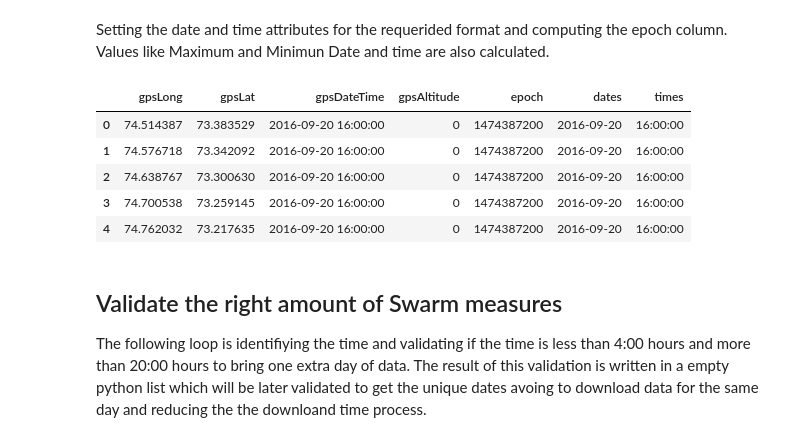
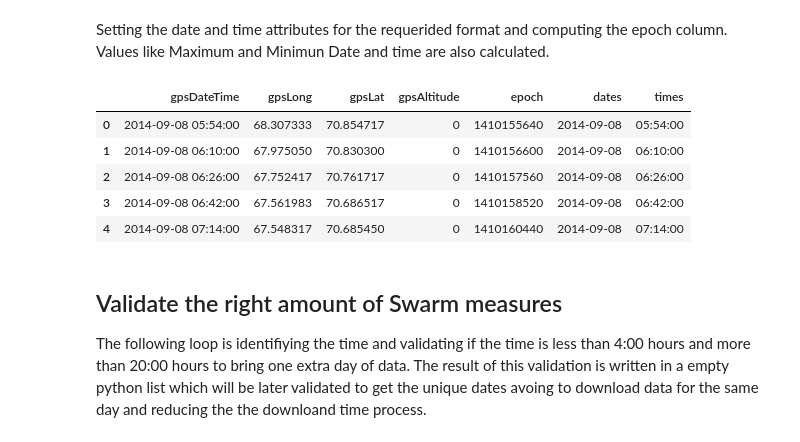
Before and after one commit to MagGeo/MagGeo, a Jupyter notebook: MagGeo - Parallel Mode.ipynb, the cells around one changed output. Saved outputs shown, nothing was run; the diff lists cells and outputs as text; code cells hidden in the pictures.

```diff
--- a/MagGeo - Parallel Mode.ipynb
+++ b/MagGeo - Parallel Mode.ipynb
@@ -100,33 +100,33 @@ GPSData.head()
 Setting the date and time attributes for the requerided format and computing the epoch column. Values like Maximum and Minimun Date and time are also calculated.
 # %%
 # Convert the gpsDateTime to datetime python object
-GPSData['gpsDateTime'] = pd.to_datetime(GPSData['gpsDateTime'], format='%d-%m-%Y:%H:%M:%S')
+GPSData['gpsDateTime'] = pd.to_datetime(GPSData['gpsDateTime'], format='%d/%m/%Y %H:%M')
 GPSData['gpsDateTime'] = GPSData['gpsDateTime'].map(lambda x: x.replace(second=0))
 GPSData['gpsLat'] = GPSData['gpsLat'].astype(float)
 GPSData['gpsLong'] = GPSData['gpsLong'].astype(float)
 #Adding new column epoch, will be usefuel to compare the date&time o each gps point againts the gathered swmarm data points
 GPSData['epoch'] = GPSData['gpsDateTime'].astype('int64')//1e9
 GPSData['epoch'] = GPSData['epoch'].astype(int)
 #Computing Date and Time columns
 GPSData['dates'] = GPSData['gpsDateTime'].dt.date
 GPSData['times'] = GPSData['gpsDateTime'].dt.time
 #Maximum and Minimum values
 MinDateTime = min(GPSData['gpsDateTime'])
 MaxDateTime = max(GPSData['gpsDateTime'])
 dt_object1 = MinDateTime.to_pydatetime()
 dt_object2 = MaxDateTime.to_pydatetime()
 startDate = MinDateTime.date()
 endDate = MaxDateTime.date()
 MinTime=MinDateTime.time()
 MaxTime=MaxDateTime.time()
 GPSData.head()
 # %% [output]
-|  | gpsLong | gpsLat | gpsDateTime | gpsAltitude | epoch | dates | times |
-| 0 | 74.514387 | 73.383529 | 2016-09-20 16:00:00 | 0 | 1474387200 | 2016-09-20 | 16:00:00 |
-| 1 | 74.576718 | 73.342092 | 2016-09-20 16:00:00 | 0 | 1474387200 | 2016-09-20 | 16:00:00 |
-| 2 | 74.638767 | 73.300630 | 2016-09-20 16:00:00 | 0 | 1474387200 | 2016-09-20 | 16:00:00 |
-| 3 | 74.700538 | 73.259145 | 2016-09-20 16:00:00 | 0 | 1474387200 | 2016-09-20 | 16:00:00 |
-| 4 | 74.762032 | 73.217635 | 2016-09-20 16:00:00 | 0 | 1474387200 | 2016-09-20 | 16:00:00 |
+|  | gpsDateTime | gpsLong | gpsLat | gpsAltitude | epoch | dates | times |
+| 0 | 2014-09-08 05:54:00 | 68.307333 | 70.854717 | 0 | 1410155640 | 2014-09-08 | 05:54:00 |
+| 1 | 2014-09-08 06:10:00 | 67.975050 | 70.830300 | 0 | 1410156600 | 2014-09-08 | 06:10:00 |
+| 2 | 2014-09-08 06:26:00 | 67.752417 | 70.761717 | 0 | 1410157560 | 2014-09-08 | 06:26:00 |
+| 3 | 2014-09-08 06:42:00 | 67.561983 | 70.686517 | 0 | 1410158520 | 2014-09-08 | 06:42:00 |
+| 4 | 2014-09-08 07:14:00 | 67.548317 | 70.685450 | 0 | 1410160440 | 2014-09-08 | 07:14:00 |
 # %% [markdown]
 ## Validate the right amount of Swarm measures
 
```
Also changed, not shown: parts of 10 cells of this notebook, 7 other files.
